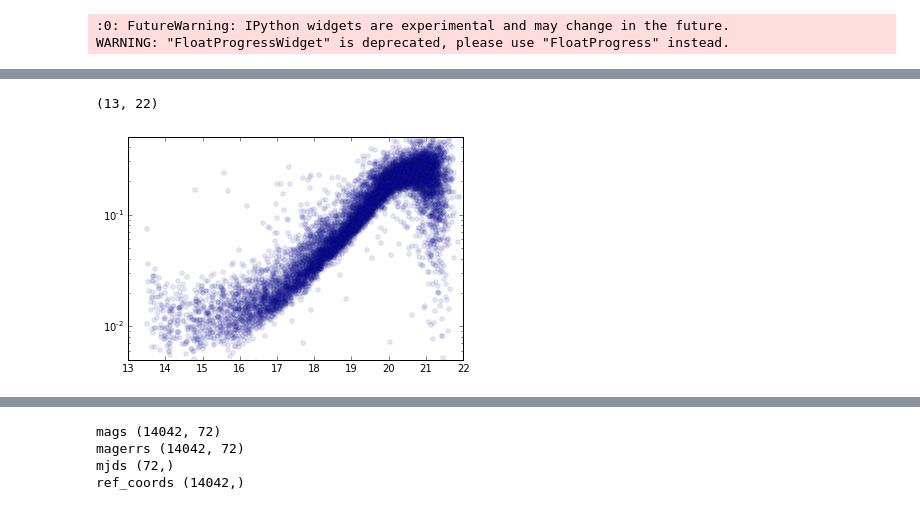
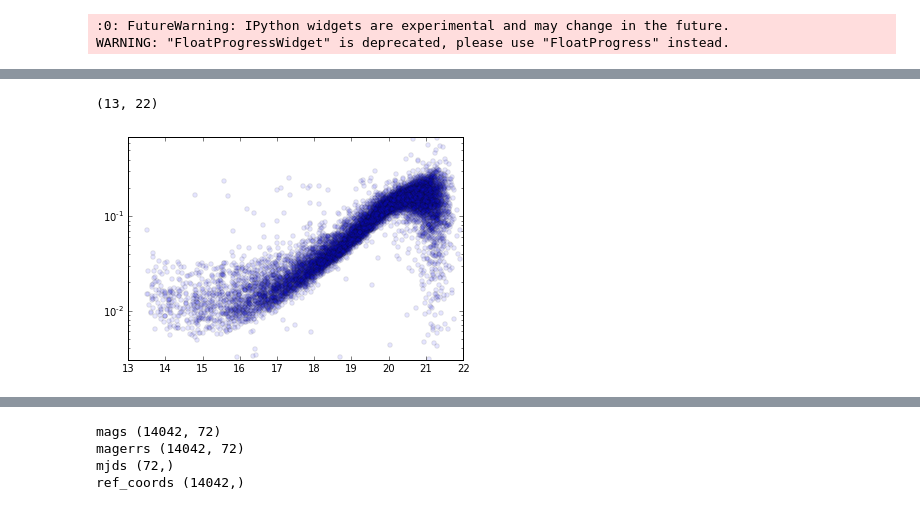
Before and after one commit to ebellm/ztf_summerschool_2015, a Jupyter notebook: notebooks/Making_a_Lightcurve.ipynb, the cells around one changed output, grey strips where cells are left out. Drawn from its saved outputs; the diff is of its cells as text; code cells hidden in the pictures.

```diff
--- a/notebooks/Making_a_Lightcurve.ipynb
+++ b/notebooks/Making_a_Lightcurve.ipynb
@@ -33,5 +35,5 @@ def load_ref_catalog(reference_catalog):
 # %%
-ref_mags, ref_coords = load_ref_catalog(reference_catalog)
+ref_mags, ref_coords, star_class = load_ref_catalog(reference_catalog)
 # %%
 print "There are %s sources in the reference image" % len(ref_mags)
 print "..."
@@ -66,8 +68,8 @@ def crossmatch_epochs(reference_coords, epoch_catalogs):
 
         # store data
             if np.sum(wmatch):
-                mags[idx[wmatch],i] = data[wmatch]['MAG_AUTO'] + data[wmatch]['ZEROPOINT']
-                magerrs[idx[wmatch],i] = data[wmatch]['MAGERR_AUTO']
+                mags[idx[wmatch],i] = data[wmatch]['MAG_APER'][:,2] + data[wmatch]['ZEROPOINT']
+                magerrs[idx[wmatch],i] = data[wmatch]['MAGERR_APER'][:,2]
                 mjds[i] = hdr['OBSMJD']
 
             bar.update()
@@ -113,5 +115,5 @@ plt.yscale("log")
 # %%
-def relative_photometry(ref_mags, mags, magerrs):
+def relative_photometry(ref_mags, star_class, mags, magerrs):
     #make copies, as we're going to modify the masks
     all_mags = mags.copy()
     all_errs = magerrs.copy()
@@ -126,7 +128,7 @@ def relative_photometry(ref_mags, mags, magerrs):
     # exclude bad stars: highly variable, saturated, or faint
     # use excess variance to find bad objects
     excess_variance = madmags**2. - MSE
-    wbad = np.where((np.abs(excess_variance) > 0.1) | (refmags < 14.5) | (refmags > 18))
+    wbad = np.where((np.abs(excess_variance) > 0.1) | (refmags < 14.5) | (refmags > 17) | (star_class < 0.9))
     # mask them out
     refmags[wbad] = np.ma.masked
 
@@ -142,7 +144,7 @@ def relative_photometry(ref_mags, mags, magerrs):
     return relative_zp
 # %%
 # compute the relative photometry and subtract it. Don't fret about error propagation
-rel_zp = relative_photometry(ref_mags, mags, magerrs)
+rel_zp = relative_photometry(ref_mags, star_class, mags, magerrs)
 mags -= np.ma.resize(rel_zp, mags.shape)
 # %%
 source_idx = 62
@@ -158,11 +160,11 @@ scatter = 0.065
 # %%
 plt.scatter(ref_mags[:,0], np.ma.std(mags,axis=1),alpha=0.1)
-plt.ylim(0.005,0.5)
+plt.ylim(0.003,0.7)
 plt.yscale("log")
 plt.xlim(13,22)
 # %% [output]
 (13, 22)
-[figure, old version]
+[figure, new version]
 # %%
 plt.scatter(np.ma.median(mags,axis=1), np.ma.sum(mags.mask,axis=1),alpha=0.1)
 # %% [output]
```
Also changed, not shown: parts of 7 cells of this notebook.
